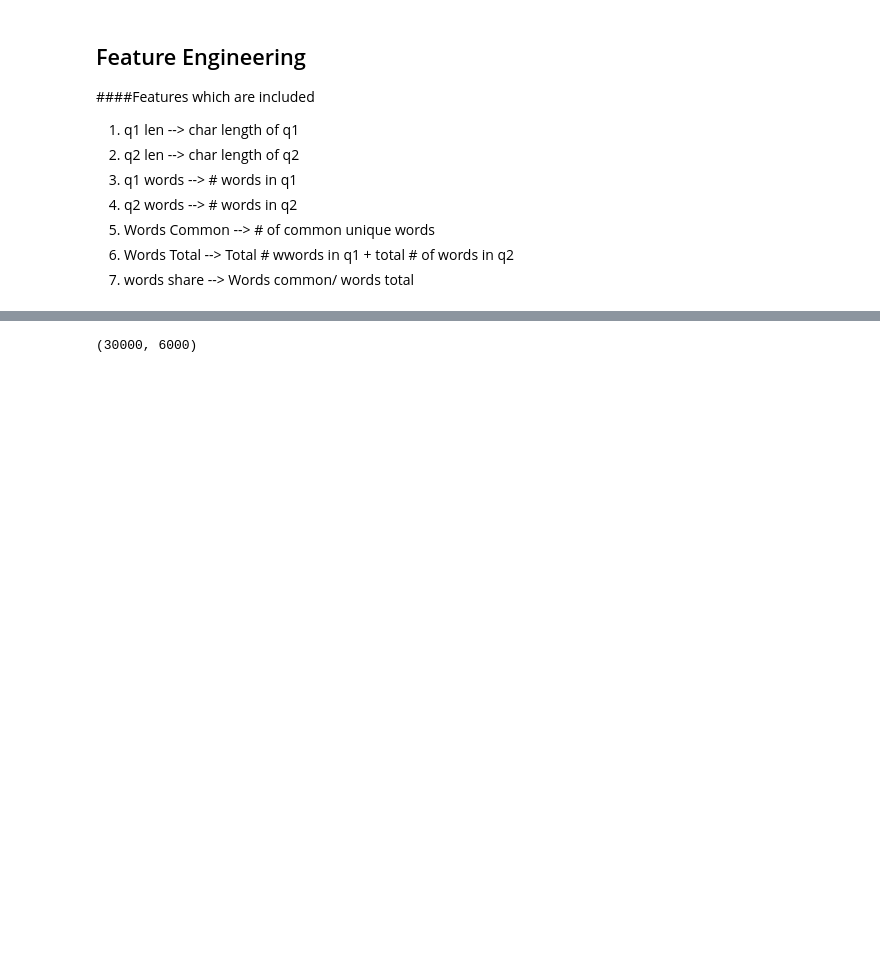
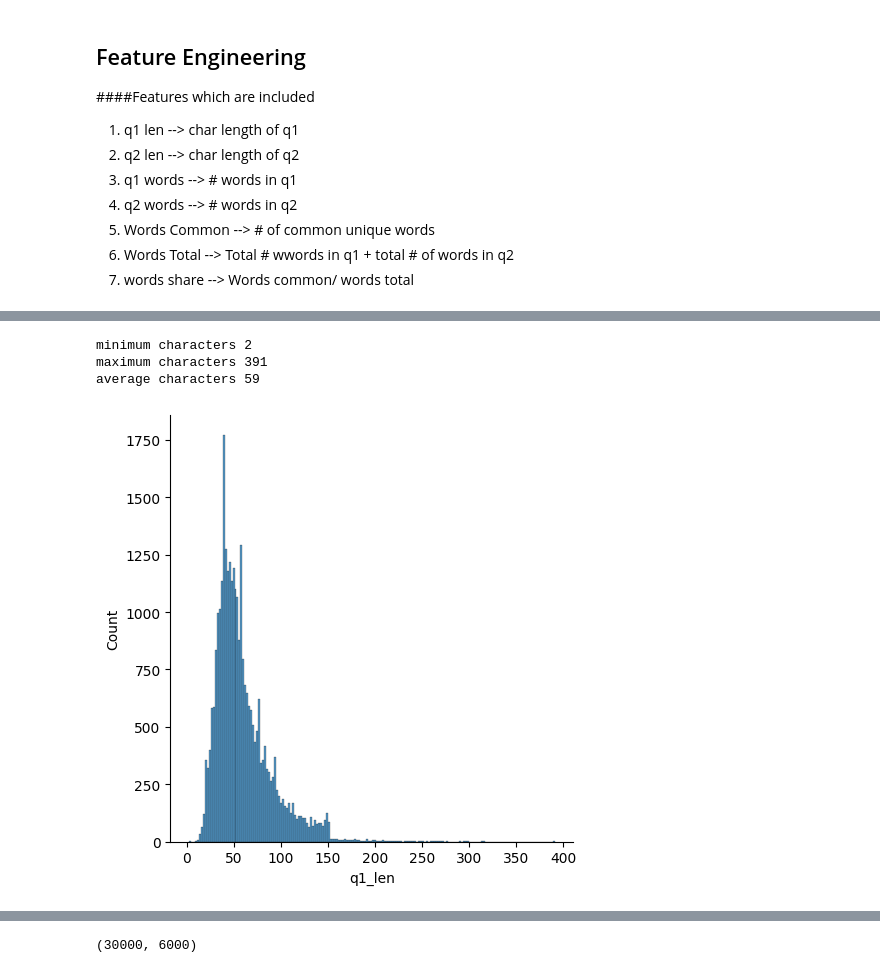
Before and after one commit to divya-tiwari-13/quora-question-pairs, a Jupyter notebook: bow_with_basic_features.ipynb, the cells around one changed output, grey strips where cells are left out. Cells and saved outputs as stored; diff of their text form; code cells hidden in the pictures; blank space fills up the shorter version.

```diff
--- a/bow_with_basic_features.ipynb
+++ b/bow_with_basic_features.ipynb
@@ -171,3 +171,14 @@ df.head()
 | 327711 | 327711 | 454161 | 454162 | I am from India and live abroad. ... | T.I.E.T to Thapar University to T... | 0 | 105 | 120 | 25 | ... |
 | 367788 | 367788 | 498109 | 491396 | Why do so many people in the U.S.... | My boyfriend doesnt feel guilty w... | 0 | 59 | 146 | 12 | ... |
 | 151235 | 151235 | 237843 | 50930 | Consequences of Bhopal gas tragedy? | What was the reason behind the Bh... | 0 | 35 | 50 | 5 | ... |
+# %%
+# @title Analysis of features
+sns.displot(df['q1_len'])
+print('minimum characters',df['q1_len'].min())
+print('maximum characters',df['q1_len'].max())
+print('average characters',int(df['q1_len'].mean()))
+# %% [output]
+minimum characters 2
+maximum characters 391
+average characters 59
+[figure, added]
```
Also changed, not shown: parts of 14 cells of this notebook.
